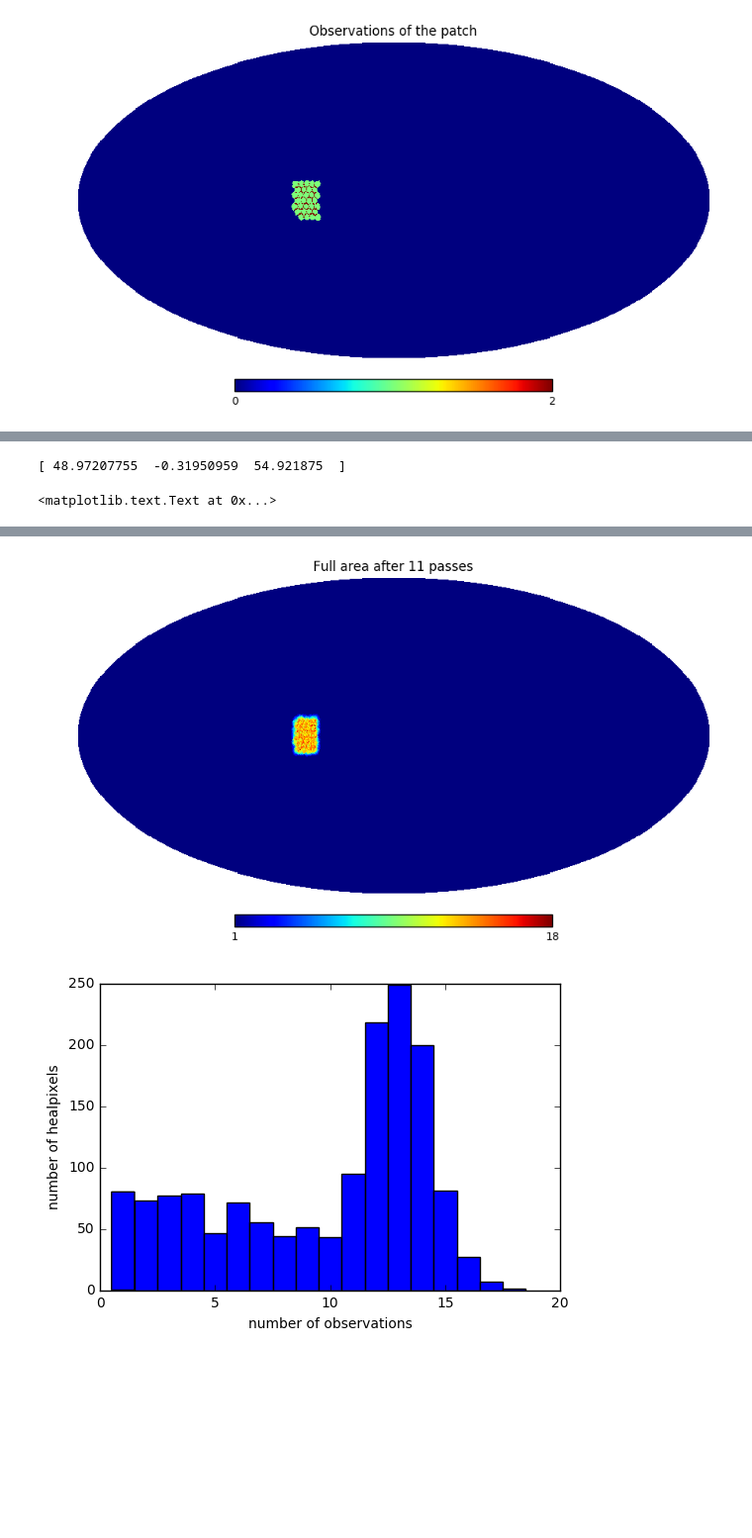
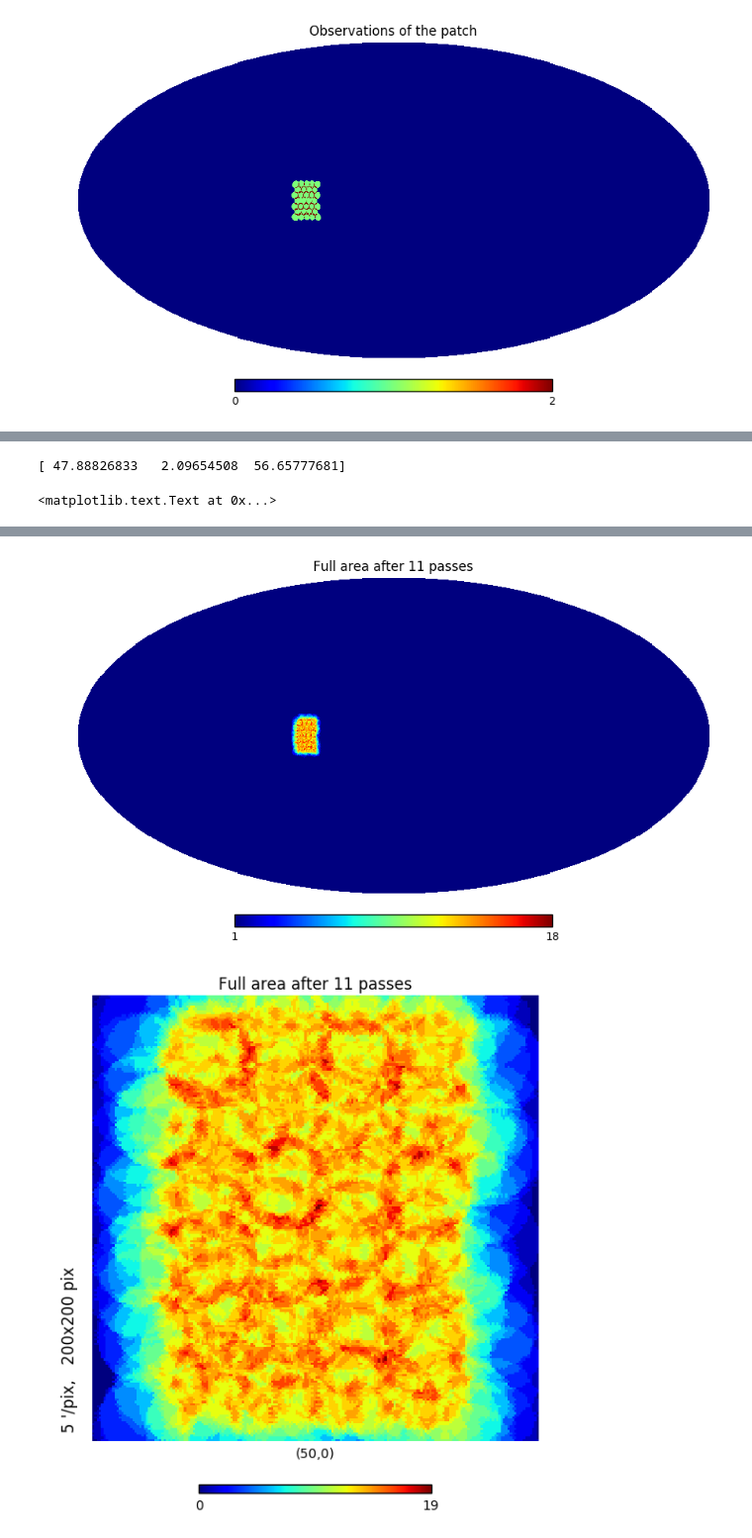
Before and after one commit to lsst-sims/legacy_sims_featureScheduler, a Jupyter notebook: examples/multi_dither.ipynb, the cells around one changed output, grey strips where cells are left out. Shown at 99% size. Cells and saved outputs as stored; diff of their text form; code cells hidden in the pictures; blank space fills up the shorter version.

```diff
--- a/examples/multi_dither.ipynb
+++ b/examples/multi_dither.ipynb
@@ -7,7 +7,7 @@ import lsst.sims.featureScheduler as fs
 from lsst.sims.utils import _hpid2RaDec
 from scipy.optimize import minimize, basinhopping
 # %%
-nside = 128
+nside = 512
 current_obs = np.ones(hp.nside2npix(nside))
 ra, dec = _hpid2RaDec(nside, np.arange(hp.nside2npix(nside)))
 out =  np.where( (ra < np.radians(45)) | (ra > np.radians(55.)))
@@ -135,12 +135,13 @@ hp.gnomview(hpc.inmap, rot=(50, 0, 0), reso=5, title='target area after 11 obser
 plt.xlabel('number of observations')
 plt.ylabel('number of healpixels')
 hp.mollview(obs_map, min=1, title='Full area after 11 passes')
+hp.gnomview(obs_map, rot=(50, 0, 0), reso=5, title='Full area after 11 passes')
 plt.figure()
 good = np.where(obs_map > 0) #np.where(obs_map > 0)
 plt.hist(obs_map[good], bins=np.arange(obs_map[good].min(),obs_map[good].max()+2,1 )-.5)
 plt.xlabel('number of observations')
 plt.ylabel('number of healpixels')
 # %% [output]
-[ 48.97207755  -0.31950959  54.921875  ]
+[ 47.88826833   2.09654508  56.65777681]
 <matplotlib.text.Text at 0x...>
 [figure]
@@ -149,2 +150,2 @@ plt.ylabel('number of healpixels')
 [figure]
-[figure, old version]
+[figure, new version]
```
Also changed, not shown: parts of 13 cells of this notebook.
